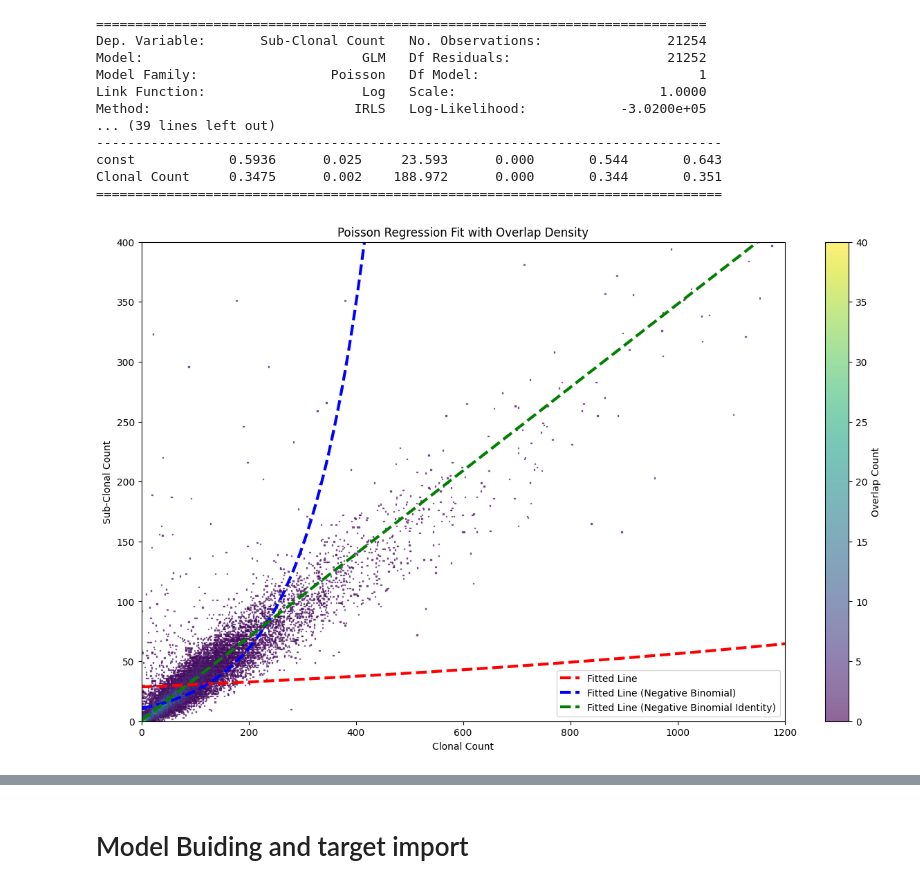
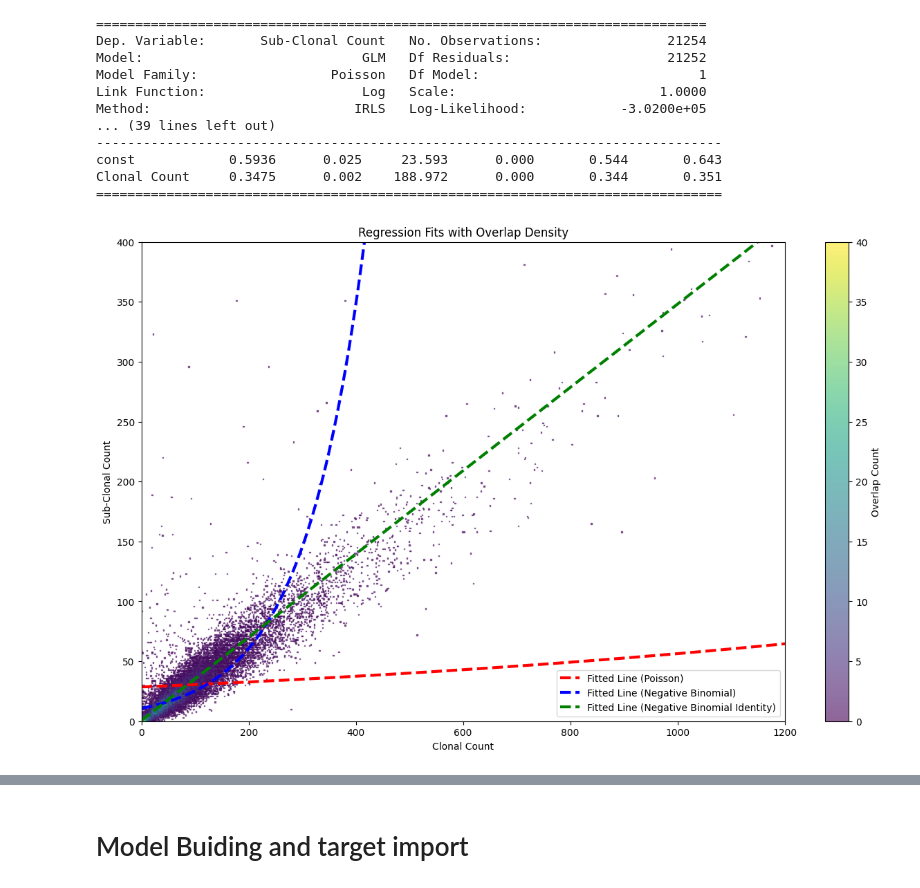
Before and after one commit to xiaopengh/Clone_Driver, a Jupyter notebook: notebook_v1.ipynb, the cells around one changed output, grey strips where cells are left out. Cells and saved outputs as stored; diff of their text form; code cells hidden in the pictures.

```diff
--- a/notebook_v1.ipynb
+++ b/notebook_v1.ipynb
@@ -117,36 +117,36 @@ scatter = plt.scatter(overlap_counts['Clonal Count'],
                      vmax=40,
                      s=1,
                      marker='s',
                      alpha=0.6)
 # Add colorbar
 plt.colorbar(scatter, label='Overlap Count')
 # Add fitted line for Poisson regression
 plt.plot(x[x_sorted], predictions_poisson[x_sorted],
          color='red',
-         label='Fitted Line',
+         label='Fitted Line (Poisson)',
          linestyle='--',
          linewidth=3)
 # Add fitted line for Negative Binomial regression
 plt.plot(x[x_sorted], predictions_negbin0[x_sorted],
          color='blue',
          label='Fitted Line (Negative Binomial)',
          linestyle='--',
          linewidth=3)
 # Add fitted line for Negative Binomial regression with identity link
 plt.plot(x[x_sorted], predictions_negbin1[x_sorted],
          color='green',
          label='Fitted Line (Negative Binomial Identity)',
          linestyle='--',
          linewidth=3)
 
 # Customize plot
 plt.xlabel('Clonal Count')
 plt.ylabel('Sub-Clonal Count')
-plt.title('Poisson Regression Fit with Overlap Density')
+plt.title('Regression Fits with Overlap Density')
 plt.legend()
 plt.show()
 # %% [output]
-[figure, old version]
+[figure, new version]
 # %%
 from scipy.stats import nbinom, poisson
 
```
Also changed, not shown: parts of 2 cells of this notebook, 19 other files.
